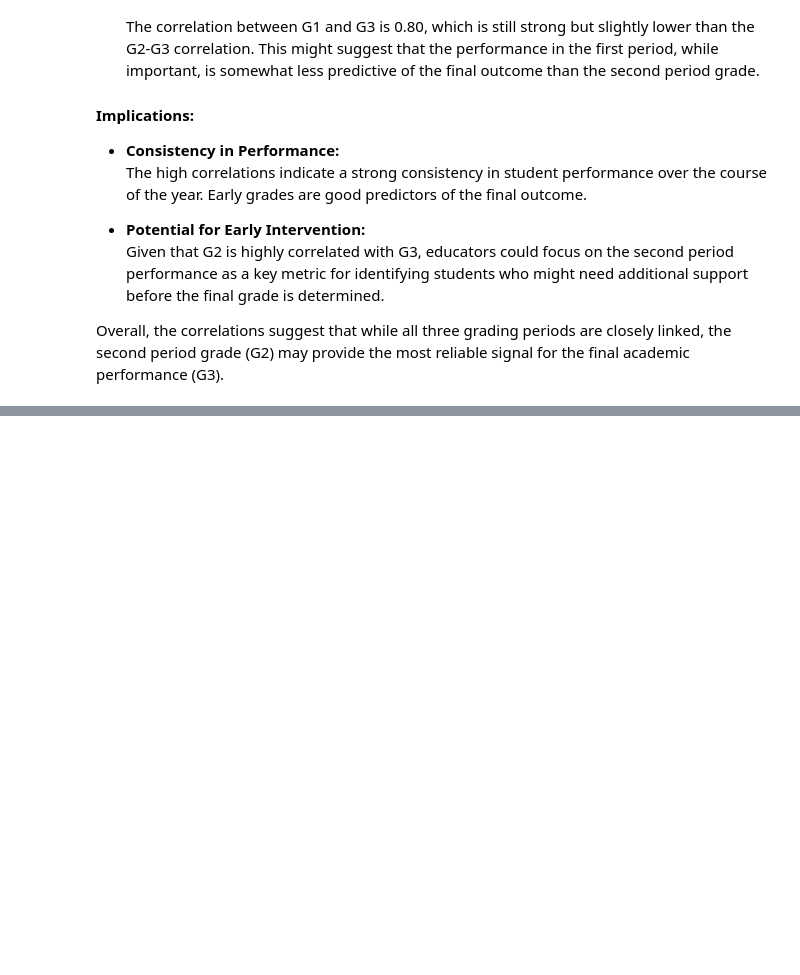
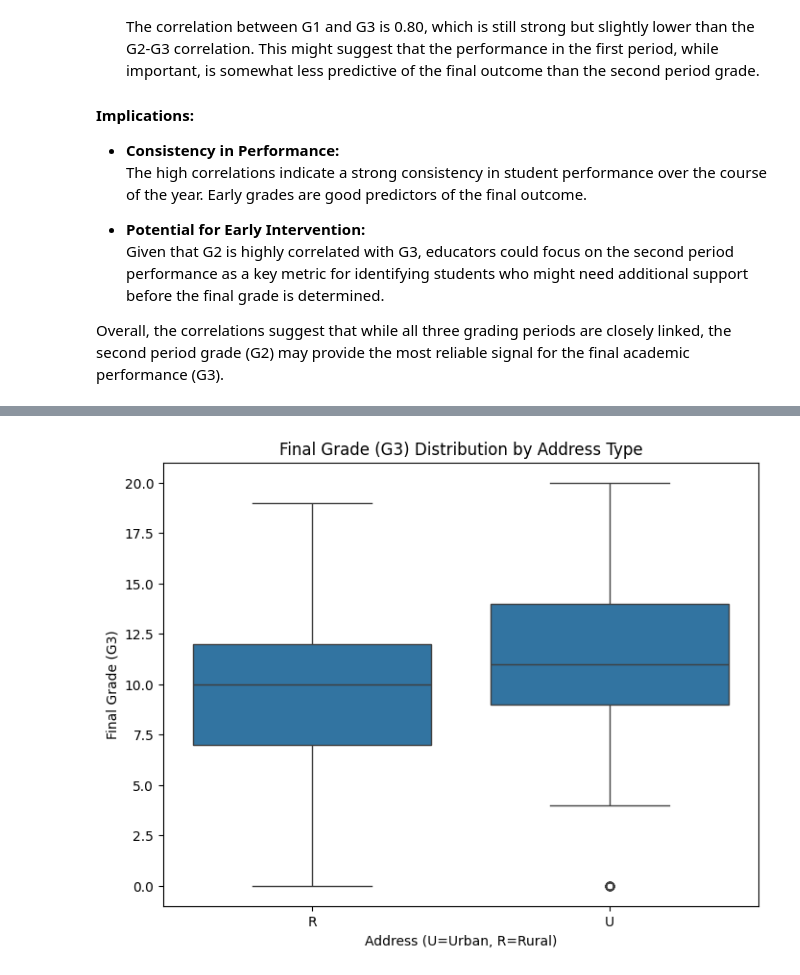
Before and after one commit to BjornCLind/PythonDataAnalysis, a Jupyter notebook: student_analysis.ipynb, the cells around one changed output, grey strips where cells are left out. Saved outputs shown, nothing was run; the diff lists cells and outputs as text; code cells hidden in the pictures; blank space fills up the shorter version.

```diff
--- a/student_analysis.ipynb
+++ b/student_analysis.ipynb
@@ -288,0 +350,9 @@ Overall, the correlations suggest that while all three grading periods are close
+# %%
+plt.figure(figsize=(8,6))
+sns.boxplot(x='address', y='G3', data=df)
+plt.title('Final Grade (G3) Distribution by Address Type')
+plt.xlabel('Address (U=Urban, R=Rural)')
+plt.ylabel('Final Grade (G3)')
+plt.show()
+# %% [output]
+[figure, added]
```
Also changed, not shown: parts of 13 cells of this notebook.
